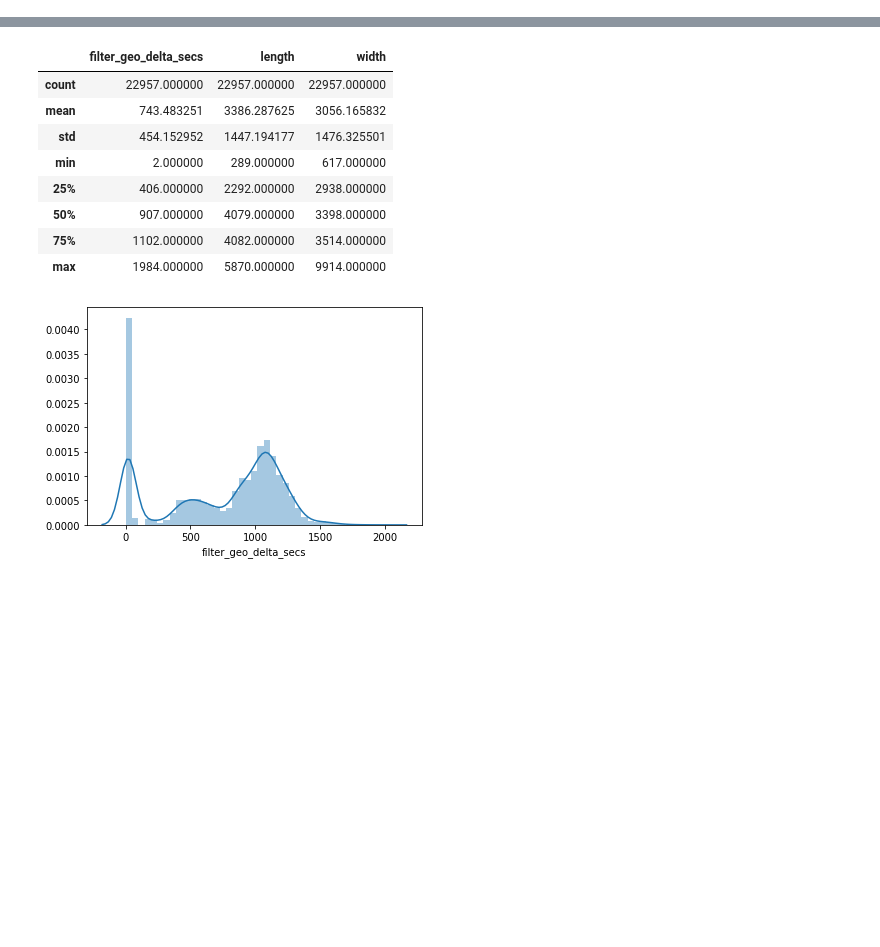
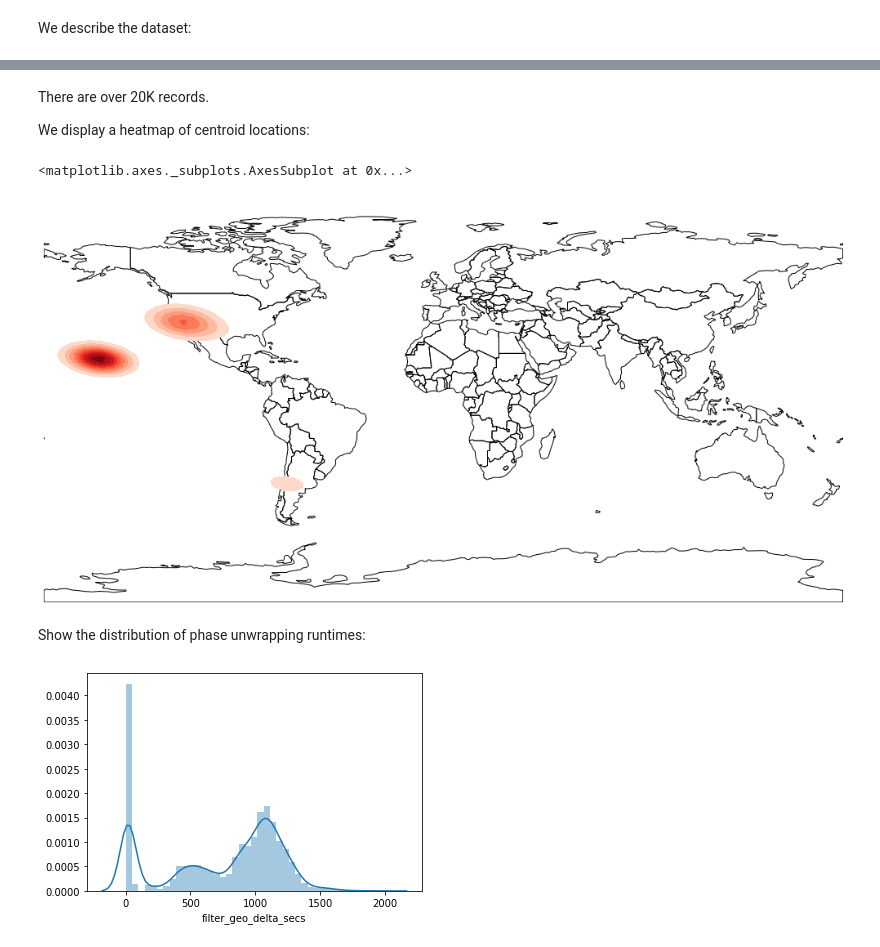
Before and after one commit to pymonger/isce_log_statistics, a Jupyter notebook: ISCE log statistics.ipynb, the cells around one changed output, grey strips where cells are left out. Saved outputs shown, nothing was run; the diff lists cells and outputs as text; code cells hidden in the pictures; blank space fills up the shorter version.

```diff
--- a/ISCE log statistics.ipynb
+++ b/ISCE log statistics.ipynb
@@ -12 +90,5 @@ df = pd.read_csv(csv_file)
+# %%
+gdf = gpd.GeoDataFrame(df, geometry=gpd.points_from_xy(df.lon, df.lat))
+# %% [markdown]
+We describe the dataset:
 # %%
@@ -21,18 +103,24 @@ df.describe()
 | 50% | 907.000000 | 4079.000000 | 3398.000000 | -152.313889 | -153.450833 | 19.708611 | 21.396111 | 3.000000 | 7.000000 | 20.493056 | ... |
 | 75% | 1102.000000 | 4082.000000 | 3514.000000 | -114.430556 | -115.892778 | 34.496111 | 36.298611 | 3.000000 | 7.000000 | 35.410139 | ... |
 | max | 1984.000000 | 5870.000000 | 9914.000000 | 179.613611 | 177.646944 | 64.317494 | 65.951405 | 33.000000 | 33.000000 | 65.134450 | ... |
-# %%
-df[["filter_geo_delta_secs", "length", "width"]].describe()
-# %% [output]
-|  | filter_geo_delta_secs | length | width |
-| count | 22957.000000 | 22957.000000 | 22957.000000 |
-| mean | 743.483251 | 3386.287625 | 3056.165832 |
-| std | 454.152952 | 1447.194177 | 1476.325501 |
-| min | 2.000000 | 289.000000 | 617.000000 |
-| 25% | 406.000000 | 2292.000000 | 2938.000000 |
-| 50% | 907.000000 | 4079.000000 | 3398.000000 |
-| 75% | 1102.000000 | 4082.000000 | 3514.000000 |
-| max | 1984.000000 | 5870.000000 | 9914.000000 |
+# %% [markdown]
+There are over 20K records.
+
+We display a heatmap of centroid locations:
+# %%
+%matplotlib inline
+
+world = gpd.read_file(
+    gpd.datasets.get_path('naturalearth_lowres')
+)
+figsize = (18, 9)
+ax = gp.kdeplot(gdf, shade=True, cmap='Reds', figsize=figsize)
+gp.polyplot(world, ax=ax, figsize=figsize)
+# %% [output]
+<matplotlib.axes._subplots.AxesSubplot at 0x...>
+[figure, added]
+# %% [markdown]
+Show the distribution of phase unwrapping runtimes:
 # %%
 ax = sns.distplot(df["filter_geo_delta_secs"])
 # %% [output]
```
Also changed, not shown: parts of 11 cells of this notebook, 1 other file.
